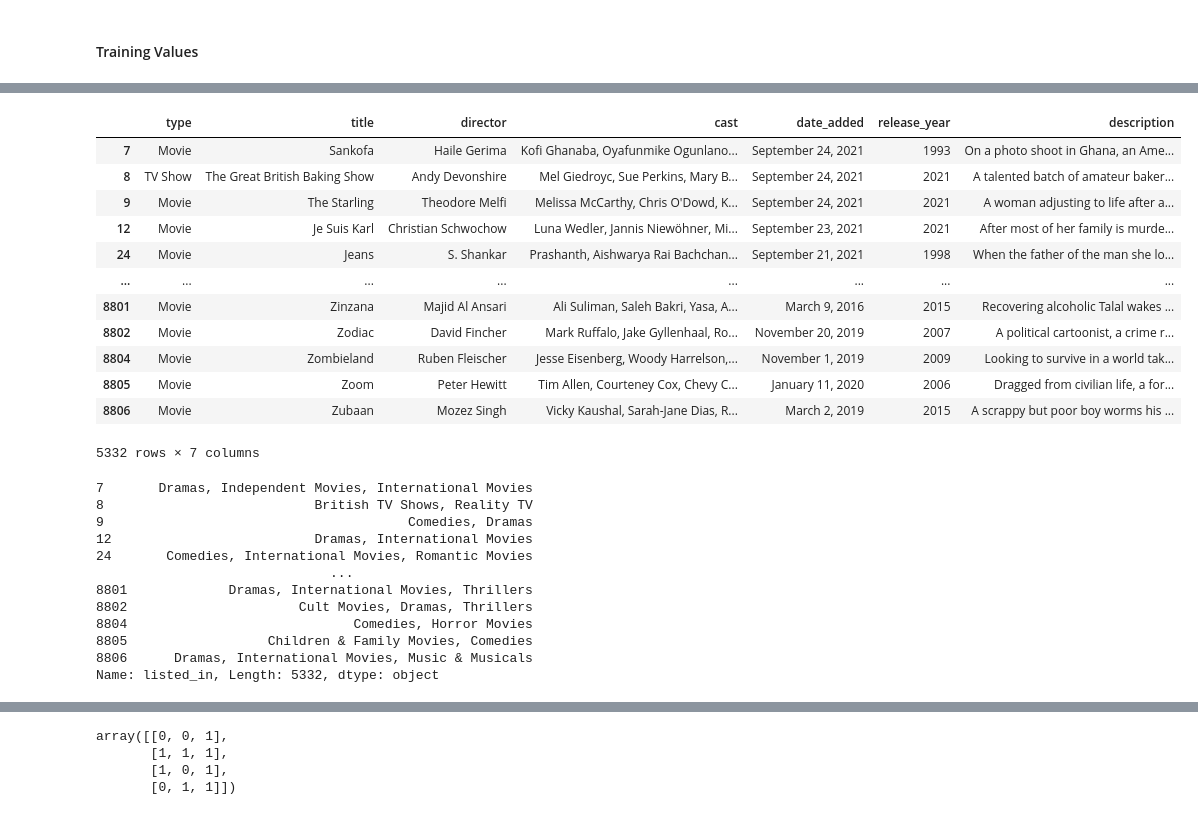
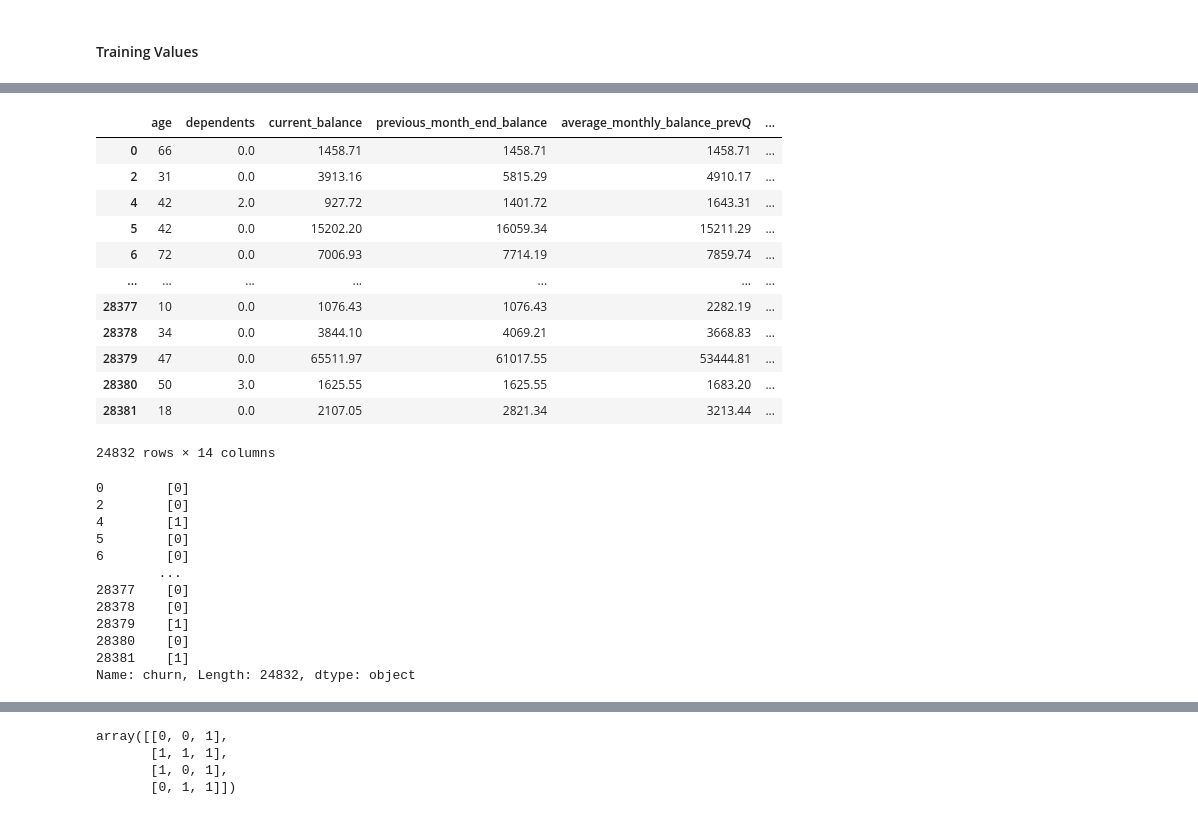
Before and after one commit to Fedezafran1/TP-Chona, a Jupyter notebook: tp2/SNN.ipynb, the cells around one changed output, grey strips where cells are left out. Cells and saved outputs as stored; diff of their text form; code cells hidden in the pictures.

Commit message:
cambio de dataset y variables

```diff
--- a/tp2/SNN.ipynb
+++ b/tp2/SNN.ipynb
@@ -59,8 +59,9 @@ plt.grid()
 # %% [markdown]
 #### Training Values
 # %%
-#GUARDAMOS EL DATASET EN LA VARIABLE netflixTitle Y LO MOSTRAMOS.
-netflixTitle = pd.read_csv("netflix_titles.csv")
-netflixTitle = netflixTitle.dropna()
-netflixTitle.head()
+#GUARDAMOS EL DATASET EN LA VARIABLE churnPre Y LO MOSTRAMOS.
+#netflixtitle
+churnPre = pd.read_csv("churn_prediction.csv")
+churnPre = churnPre.dropna()
+churnPre.head()
 # %% [output]
@@ -73,5 +75,5 @@ netflixTitle.head()
 # %%
 #CREAMOS Y MOSTRAMOS UNA NUEVA VARIABLE DONDE GUARDAMOS SOLO LOS DATOS QUE NOS SON UTILES DEL DATASET.
-netflixTitleNew = netflixTitle[['type', 'director', 'cast', 'date_added', 'listed_in', 'description']]
-netflixTitleNew
+churnPreNew = churnPre[['age','current_balance', 'average_monthly_balance_prevQ', 'average_monthly_balance_prevQ2', 'current_month_credit', 'churn']]
+churnPreNew
 # %% [output]
@@ -110,36 +109,36 @@ netflixTitle : pd.DataFrame= netflixTitle[netflixTitle["date_added"] != "PG"]
 # %%
 #CREAMOS UNA VARIABLE DONDE GUARDAREMOS LOS DATOS DE ENTRADA DESTINADOS A TRAINING.
-training_inputs: pd.DataFrame = netflixTitle.drop(['listed_in', 'show_id', 'country', 'rating', 'duration'], axis=1)
+training_inputs: pd.DataFrame = churnPre.drop(['customer_id','vintage','gender','occupation','city','customer_nw_category','branch_code'], axis=1)
 #CREAMOS OTRA VARIABLE DONDE GUARDAMOS LOS DATOS DE SALIDA, ESTA SERA LA VARIABLE A PREDECIR EN ESTE MODELO.
-training_outputs: pd.Series = netflixTitleNew.listed_in
+training_outputs: pd.Series = churnPreNew.churn
 display(training_inputs)
 display(training_outputs)
 # %% [output]
-|  | type | title | director | cast | date_added | release_year | description |
-| 7 | Movie | Sankofa | Haile Gerima | Kofi Ghanaba, Oyafunmike Ogunlano... | September 24, 2021 | 1993 | On a photo shoot in Ghana, an Ame... |
-| 8 | TV Show | The Great British Baking Show | Andy Devonshire | Mel Giedroyc, Sue Perkins, Mary B... | September 24, 2021 | 2021 | A talented batch of amateur baker... |
-| 9 | Movie | The Starling | Theodore Melfi | Melissa McCarthy, Chris O'Dowd, K... | September 24, 2021 | 2021 | A woman adjusting to life after a... |
-| 12 | Movie | Je Suis Karl | Christian Schwochow | Luna Wedler, Jannis Niewöhner, Mi... | September 23, 2021 | 2021 | After most of her family is murde... |
-| 24 | Movie | Jeans | S. Shankar | Prashanth, Aishwarya Rai Bachchan... | September 21, 2021 | 1998 | When the father of the man she lo... |
-| ... | ... | ... | ... | ... | ... | ... | ... |
-| 8801 | Movie | Zinzana | Majid Al Ansari | Ali Suliman, Saleh Bakri, Yasa, A... | March 9, 2016 | 2015 | Recovering alcoholic Talal wakes ... |
-| 8802 | Movie | Zodiac | David Fincher | Mark Ruffalo, Jake Gyllenhaal, Ro... | November 20, 2019 | 2007 | A political cartoonist, a crime r... |
-| 8804 | Movie | Zombieland | Ruben Fleischer | Jesse Eisenberg, Woody Harrelson,... | November 1, 2019 | 2009 | Looking to survive in a world tak... |
-| 8805 | Movie | Zoom | Peter Hewitt | Tim Allen, Courteney Cox, Chevy C... | January 11, 2020 | 2006 | Dragged from civilian life, a for... |
-| 8806 | Movie | Zubaan | Mozez Singh | Vicky Kaushal, Sarah-Jane Dias, R... | March 2, 2019 | 2015 | A scrappy but poor boy worms his ... |
+|  | age | dependents | current_balance | previous_month_end_balance | average_monthly_balance_prevQ | ... |
+| 0 | 66 | 0.0 | 1458.71 | 1458.71 | 1458.71 | ... |
+| 2 | 31 | 0.0 | 3913.16 | 5815.29 | 4910.17 | ... |
+| 4 | 42 | 2.0 | 927.72 | 1401.72 | 1643.31 | ... |
+| 5 | 42 | 0.0 | 15202.20 | 16059.34 | 15211.29 | ... |
+| 6 | 72 | 0.0 | 7006.93 | 7714.19 | 7859.74 | ... |
+| ... | ... | ... | ... | ... | ... | ... |
+| 28377 | 10 | 0.0 | 1076.43 | 1076.43 | 2282.19 | ... |
+| 28378 | 34 | 0.0 | 3844.10 | 4069.21 | 3668.83 | ... |
+| 28379 | 47 | 0.0 | 65511.97 | 61017.55 | 53444.81 | ... |
+| 28380 | 50 | 3.0 | 1625.55 | 1625.55 | 1683.20 | ... |
+| 28381 | 18 | 0.0 | 2107.05 | 2821.34 | 3213.44 | ... |
-5332 rows × 7 columns
+24832 rows × 14 columns
-7       Dramas, Independent Movies, International Movies
-8                           British TV Shows, Reality TV
-9                                       Comedies, Dramas
-12                          Dramas, International Movies
-24       Comedies, International Movies, Romantic Movies
-                              ...
-8801             Dramas, International Movies, Thrillers
-8802                      Cult Movies, Dramas, Thrillers
-8804                             Comedies, Horror Movies
-8805                  Children & Family Movies, Comedies
-8806      Dramas, International Movies, Music & Musicals
-Name: listed_in, Length: 5332, dtype: object
+0        [0]
+2        [0]
+4        [1]
+5        [0]
+6        [0]
+        ...
+28377    [0]
+28378    [0]
+28379    [1]
+28380    [0]
+28381    [1]
+Name: churn, Length: 24832, dtype: object
 # %%
 #CREAMOS UNA FUNCION LLAMADA SNNModel, ESTA MISMA CONFORMA A NUESTRA RED NEURONAL SIGMOIDE.
 SNNModel = lambda x, w: sigmoid(np.dot(x, w))
```
Also changed, not shown: parts of 22 cells of this notebook, 5 other files.
